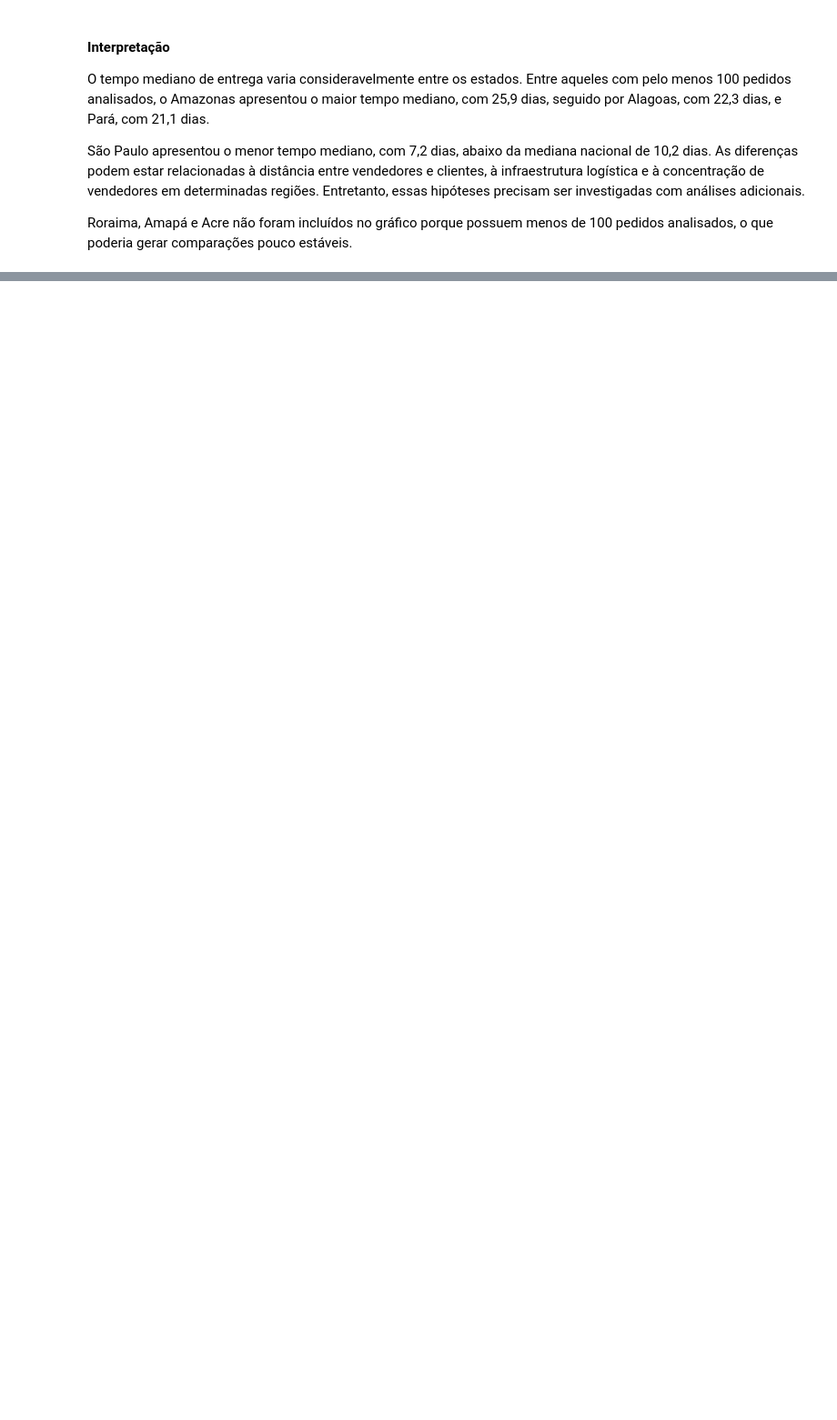
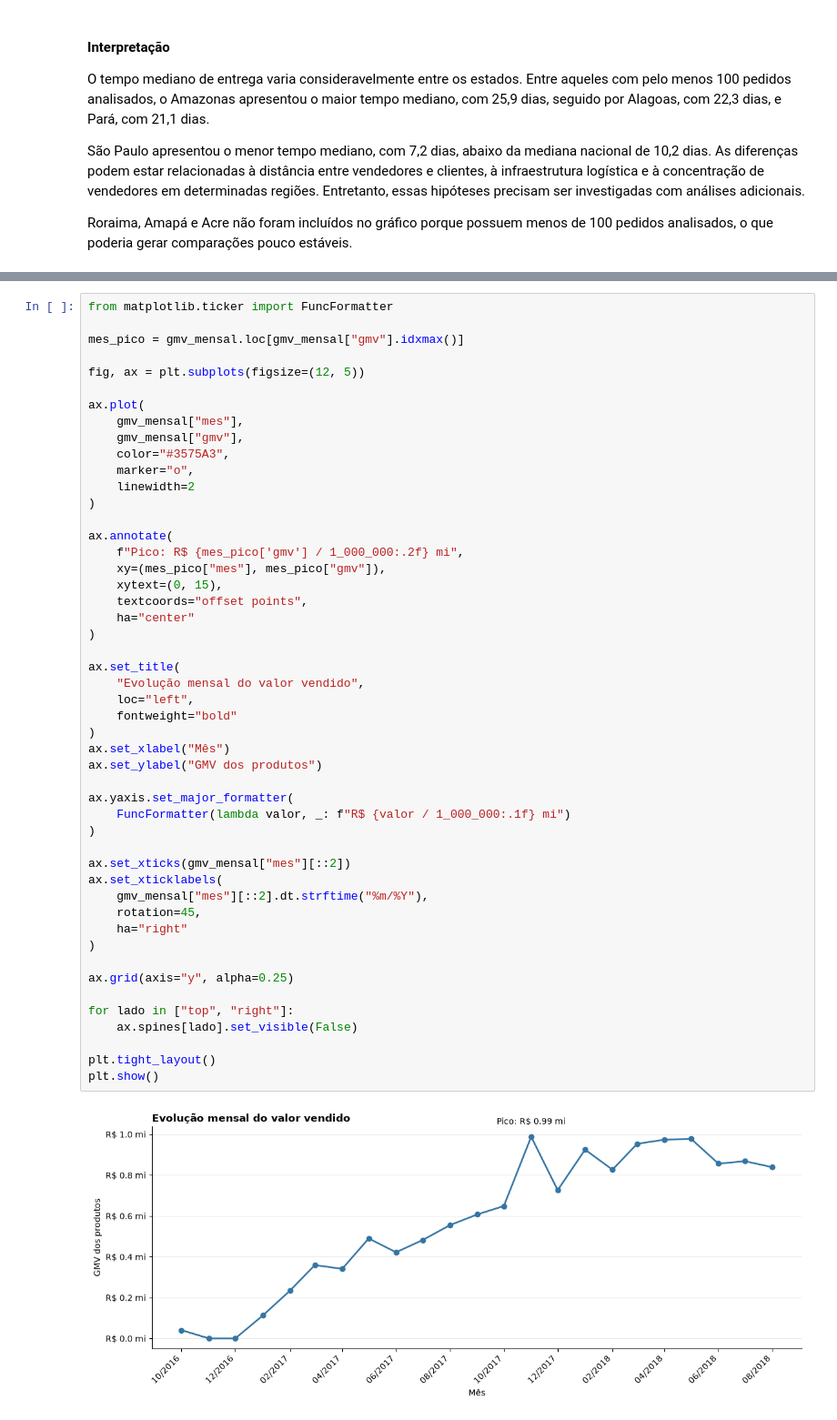
Before and after one commit to AliceGuerreiro/analise-vendas-ecommerce, a Jupyter notebook: notebooks/01_exploracao_inicial.ipynb, the cells around one changed output, grey strips where cells are left out. Shown at 91% size. Cells and saved outputs as stored; diff of their text form; blank space fills up the shorter version.

Commit message:
Adiciona análise financeira das vendas
Calcula GMV, frete, ticket médio e evolução mensal do valor vendido.

```diff
--- a/notebooks/01_exploracao_inicial.ipynb
+++ b/notebooks/01_exploracao_inicial.ipynb
@@ -732,0 +834,51 @@ Roraima, Amapá e Acre não foram incluídos no gráfico porque possuem menos de
+# %%
+from matplotlib.ticker import FuncFormatter
+
+mes_pico = gmv_mensal.loc[gmv_mensal["gmv"].idxmax()]
+
+fig, ax = plt.subplots(figsize=(12, 5))
+
+ax.plot(
+    gmv_mensal["mes"],
+    gmv_mensal["gmv"],
+    color="#3575A3",
+    marker="o",
+    linewidth=2
+)
+
+ax.annotate(
+    f"Pico: R$ {mes_pico['gmv'] / 1_000_000:.2f} mi",
+    xy=(mes_pico["mes"], mes_pico["gmv"]),
+    xytext=(0, 15),
+    textcoords="offset points",
+    ha="center"
+)
+
+ax.set_title(
+    "Evolução mensal do valor vendido",
+    loc="left",
+    fontweight="bold"
+)
+ax.set_xlabel("Mês")
+ax.set_ylabel("GMV dos produtos")
+
+ax.yaxis.set_major_formatter(
+    FuncFormatter(lambda valor, _: f"R$ {valor / 1_000_000:.1f} mi")
+)
+
+ax.set_xticks(gmv_mensal["mes"][::2])
+ax.set_xticklabels(
+    gmv_mensal["mes"][::2].dt.strftime("%m/%Y"),
+    rotation=45,
+    ha="right"
+)
+
+ax.grid(axis="y", alpha=0.25)
+
+for lado in ["top", "right"]:
+    ax.spines[lado].set_visible(False)
+
+plt.tight_layout()
+plt.show()
+# %% [output]
+[figure, added]
```
Also changed, not shown: parts of 6 cells of this notebook.
